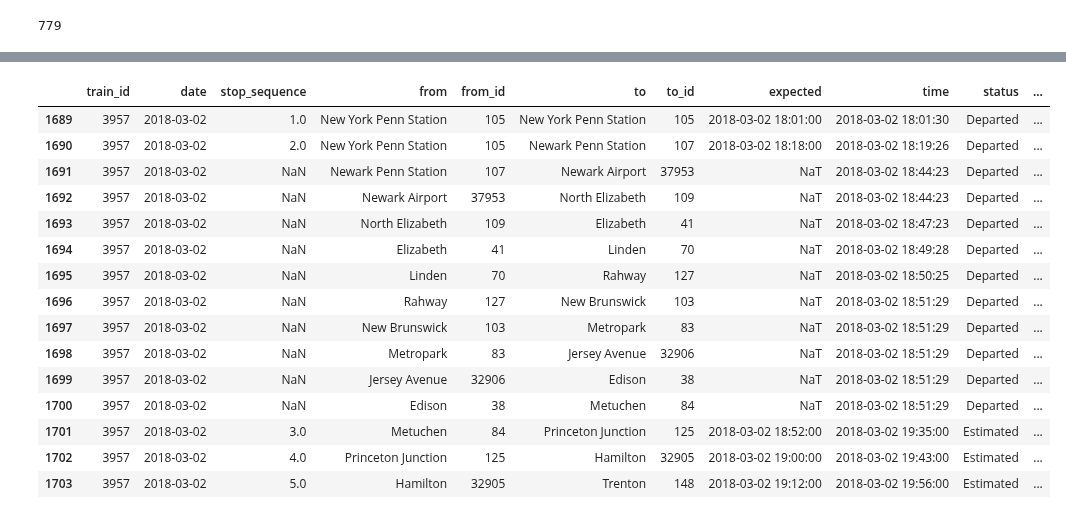
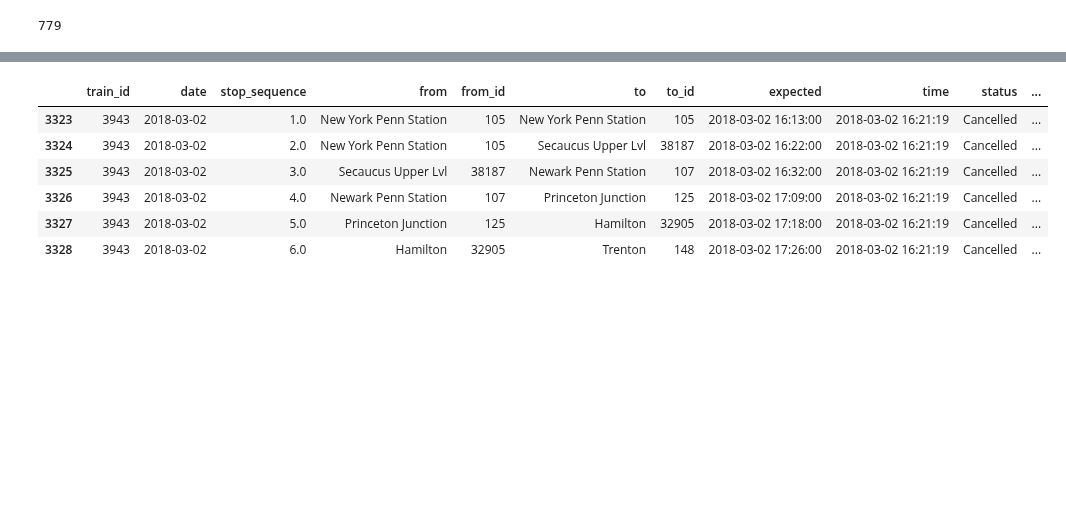
Before and after one commit to pranavbadami/njtransit, a Jupyter notebook: notebooks/analysis/case_study_0302.ipynb, the cells around one changed output, grey strips where cells are left out. Drawn from its saved outputs; the diff is of its cells as text; code cells hidden in the pictures; blank space fills up the shorter version.

```diff
--- a/notebooks/analysis/case_study_0302.ipynb
+++ b/notebooks/analysis/case_study_0302.ipynb
@@ -142,24 +144,15 @@ test2['severity_color'] = test2['severity'].map(colors)
 test['id'] = test.index
 test2['id'] = test2.index
 # %%
-df[df['train_id'] == '3957']
+df[df['train_id'] == '3943']
 # %% [output]
 |  | train_id | date | stop_sequence | from | from_id | to | to_id | expected | time | status | ... |
-| 1689 | 3957 | 2018-03-02 | 1.0 | New York Penn Station | 105 | New York Penn Station | 105 | 2018-03-02 18:01:00 | 2018-03-02 18:01:30 | Departed | ... |
-| 1690 | 3957 | 2018-03-02 | 2.0 | New York Penn Station | 105 | Newark Penn Station | 107 | 2018-03-02 18:18:00 | 2018-03-02 18:19:26 | Departed | ... |
-| 1691 | 3957 | 2018-03-02 | NaN | Newark Penn Station | 107 | Newark Airport | 37953 | NaT | 2018-03-02 18:44:23 | Departed | ... |
-| 1692 | 3957 | 2018-03-02 | NaN | Newark Airport | 37953 | North Elizabeth | 109 | NaT | 2018-03-02 18:44:23 | Departed | ... |
-| 1693 | 3957 | 2018-03-02 | NaN | North Elizabeth | 109 | Elizabeth | 41 | NaT | 2018-03-02 18:47:23 | Departed | ... |
-| 1694 | 3957 | 2018-03-02 | NaN | Elizabeth | 41 | Linden | 70 | NaT | 2018-03-02 18:49:28 | Departed | ... |
-| 1695 | 3957 | 2018-03-02 | NaN | Linden | 70 | Rahway | 127 | NaT | 2018-03-02 18:50:25 | Departed | ... |
-| 1696 | 3957 | 2018-03-02 | NaN | Rahway | 127 | New Brunswick | 103 | NaT | 2018-03-02 18:51:29 | Departed | ... |
-| 1697 | 3957 | 2018-03-02 | NaN | New Brunswick | 103 | Metropark | 83 | NaT | 2018-03-02 18:51:29 | Departed | ... |
-| 1698 | 3957 | 2018-03-02 | NaN | Metropark | 83 | Jersey Avenue | 32906 | NaT | 2018-03-02 18:51:29 | Departed | ... |
-| 1699 | 3957 | 2018-03-02 | NaN | Jersey Avenue | 32906 | Edison | 38 | NaT | 2018-03-02 18:51:29 | Departed | ... |
-| 1700 | 3957 | 2018-03-02 | NaN | Edison | 38 | Metuchen | 84 | NaT | 2018-03-02 18:51:29 | Departed | ... |
-| 1701 | 3957 | 2018-03-02 | 3.0 | Metuchen | 84 | Princeton Junction | 125 | 2018-03-02 18:52:00 | 2018-03-02 19:35:00 | Estimated | ... |
-| 1702 | 3957 | 2018-03-02 | 4.0 | Princeton Junction | 125 | Hamilton | 32905 | 2018-03-02 19:00:00 | 2018-03-02 19:43:00 | Estimated | ... |
-| 1703 | 3957 | 2018-03-02 | 5.0 | Hamilton | 32905 | Trenton | 148 | 2018-03-02 19:12:00 | 2018-03-02 19:56:00 | Estimated | ... |
+| 3323 | 3943 | 2018-03-02 | 1.0 | New York Penn Station | 105 | New York Penn Station | 105 | 2018-03-02 16:13:00 | 2018-03-02 16:21:19 | Cancelled | ... |
+| 3324 | 3943 | 2018-03-02 | 2.0 | New York Penn Station | 105 | Secaucus Upper Lvl | 38187 | 2018-03-02 16:22:00 | 2018-03-02 16:21:19 | Cancelled | ... |
+| 3325 | 3943 | 2018-03-02 | 3.0 | Secaucus Upper Lvl | 38187 | Newark Penn Station | 107 | 2018-03-02 16:32:00 | 2018-03-02 16:21:19 | Cancelled | ... |
+| 3326 | 3943 | 2018-03-02 | 4.0 | Newark Penn Station | 107 | Princeton Junction | 125 | 2018-03-02 17:09:00 | 2018-03-02 16:21:19 | Cancelled | ... |
+| 3327 | 3943 | 2018-03-02 | 5.0 | Princeton Junction | 125 | Hamilton | 32905 | 2018-03-02 17:18:00 | 2018-03-02 16:21:19 | Cancelled | ... |
+| 3328 | 3943 | 2018-03-02 | 6.0 | Hamilton | 32905 | Trenton | 148 | 2018-03-02 17:26:00 | 2018-03-02 16:21:19 | Cancelled | ... |
 # %%
 test2[test2['id'] == '3275']
 # %% [output]
```
Also changed, not shown: parts of 18 cells of this notebook.
